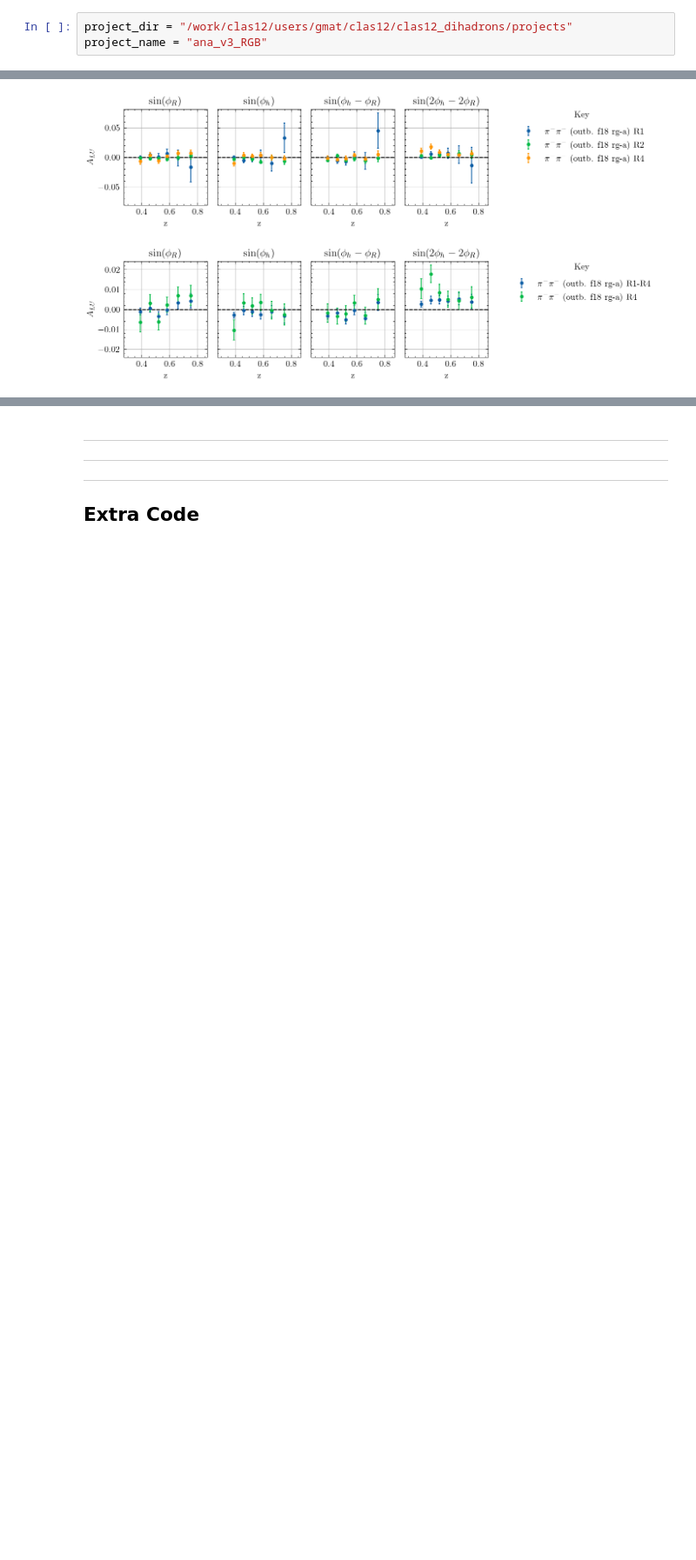
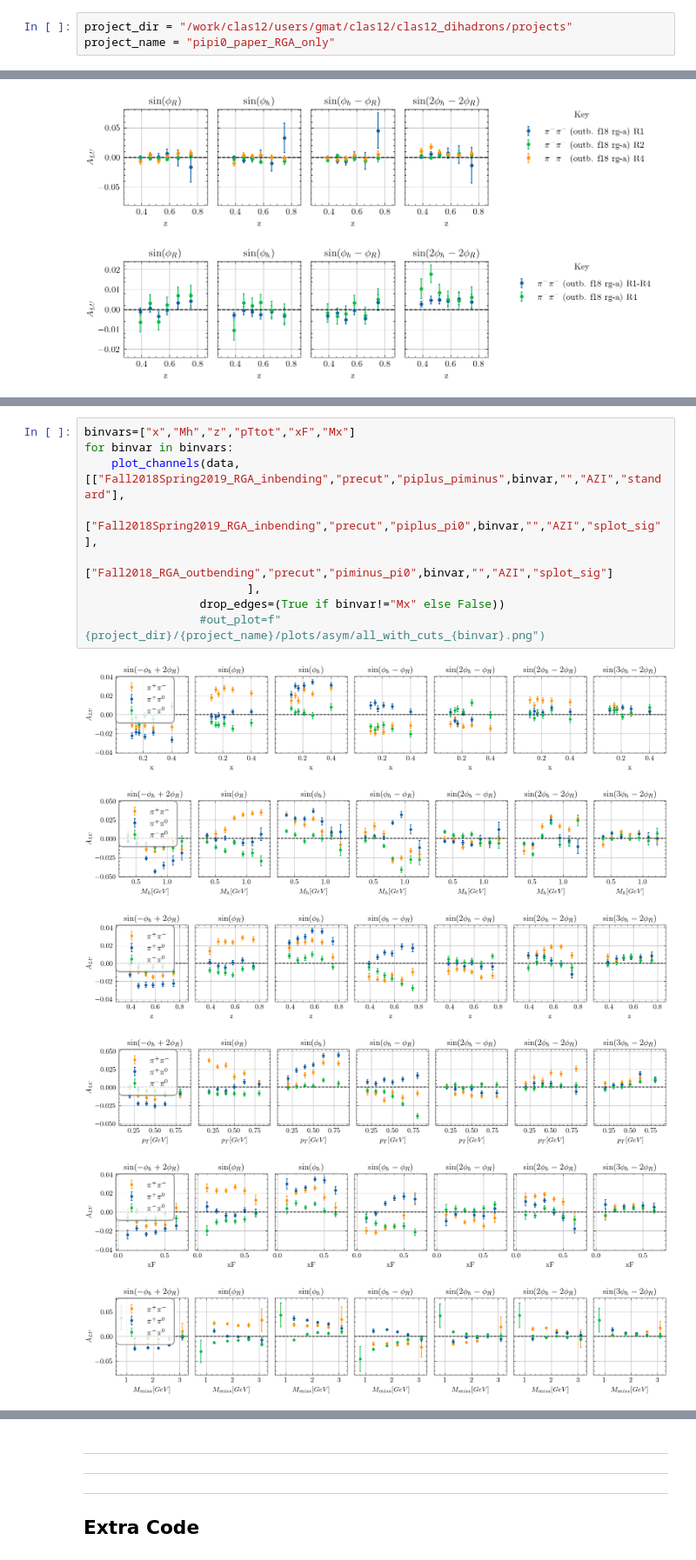
Before and after one commit to Gregtom3/clas12_dihadrons, a Jupyter notebook: plotting/asym/plot_asym.ipynb, the cells around one changed output, grey strips where cells are left out. Shown at 87% size. Saved outputs shown, nothing was run; the diff lists cells and outputs as text; blank space fills up the shorter version.

```diff
--- a/plotting/asym/plot_asym.ipynb
+++ b/plotting/asym/plot_asym.ipynb
@@ -9,6 +13,6 @@ plt.style.use("science")
 # %%
 project_dir = "/work/clas12/users/gmat/clas12/clas12_dihadrons/projects"
-project_name = "ana_v3_RGB"
+project_name = "pipi0_paper_RGA_only"
 # %%
 create_asym_yaml(project_dir,project_name)
 # %%
@@ -484,0 +450,16 @@ plot_channels(data,[
+# %%
+binvars=["x","Mh","z","pTtot","xF","Mx"]
+for binvar in binvars:
+    plot_channels(data,[["Fall2018Spring2019_RGA_inbending","precut","piplus_piminus",binvar,"","AZI","standard"],
+                        ["Fall2018Spring2019_RGA_inbending","precut","piplus_pi0",binvar,"","AZI","splot_sig"],
+                        ["Fall2018_RGA_outbending","precut","piminus_pi0",binvar,"","AZI","splot_sig"]
+                        ],
+                 drop_edges=(True if binvar!="Mx" else False))
+                 #out_plot=f"{project_dir}/{project_name}/plots/asym/all_with_cuts_{binvar}.png")
+# %% [output]
+[figure, added]
+[figure, added]
+[figure, added]
+[figure, added]
+[figure, added]
+[figure, added]
```
Also changed, not shown: parts of 14 cells of this notebook, 26 other files.
